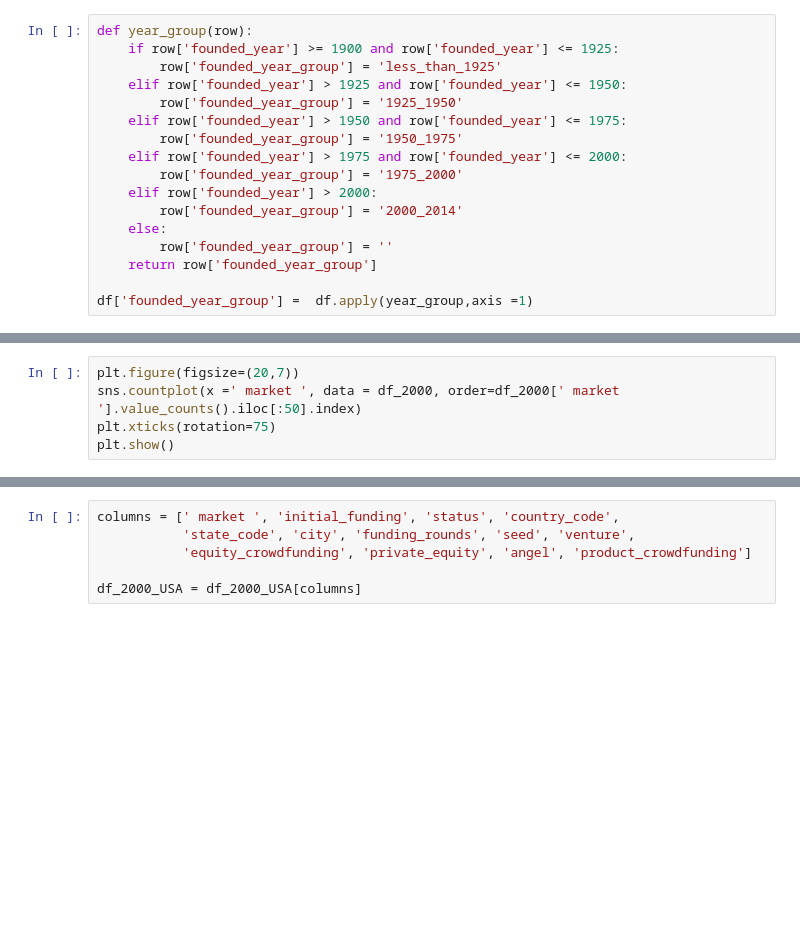
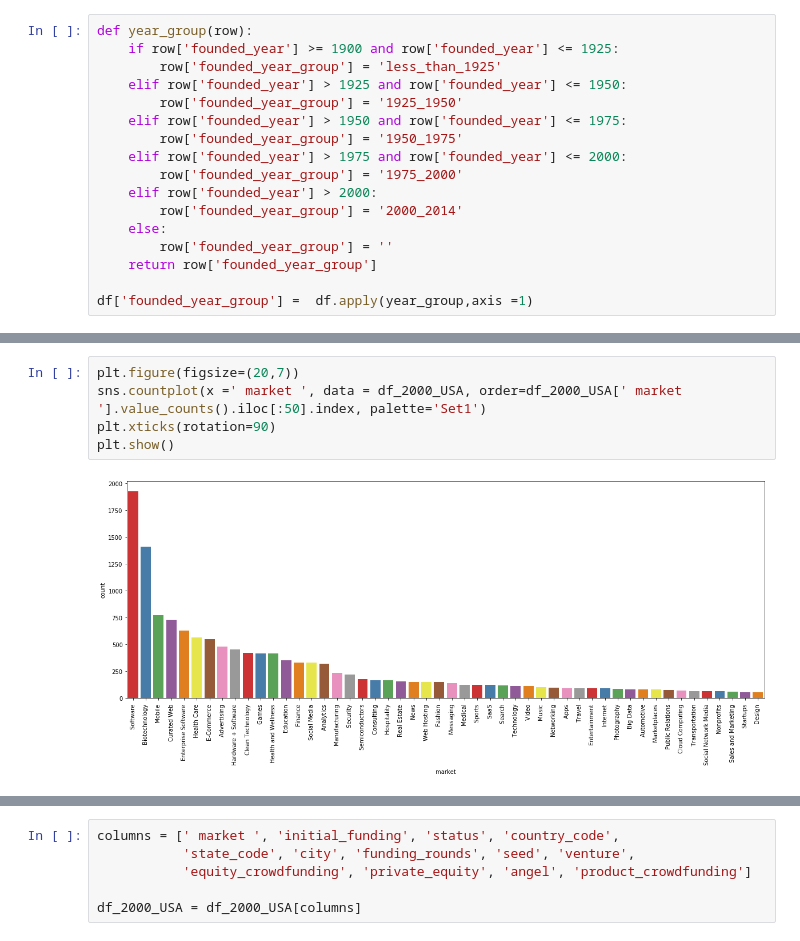
Before and after one commit to photostachio/Unit2_Build_Startups, a Jupyter notebook: Startups_Build_Week_Unit_2.ipynb, the cells around one changed output, grey strips where cells are left out. Saved outputs shown, nothing was run; the diff lists cells and outputs as text; blank space fills up the shorter version.

```diff
--- a/Startups_Build_Week_Unit_2.ipynb
+++ b/Startups_Build_Week_Unit_2.ipynb
@@ -87,5 +168,7 @@ plt.show()
 # %%
 plt.figure(figsize=(20,7))
-sns.countplot(x =' market ', data = df_2000, order=df_2000[' market '].value_counts().iloc[:50].index)
-plt.xticks(rotation=75)
+sns.countplot(x =' market ', data = df_2000_USA, order=df_2000_USA[' market '].value_counts().iloc[:50].index, palette='Set1')
+plt.xticks(rotation=90)
 plt.show()
+# %% [output]
+[figure, added]
```
Also changed, not shown: parts of 24 cells of this notebook.
